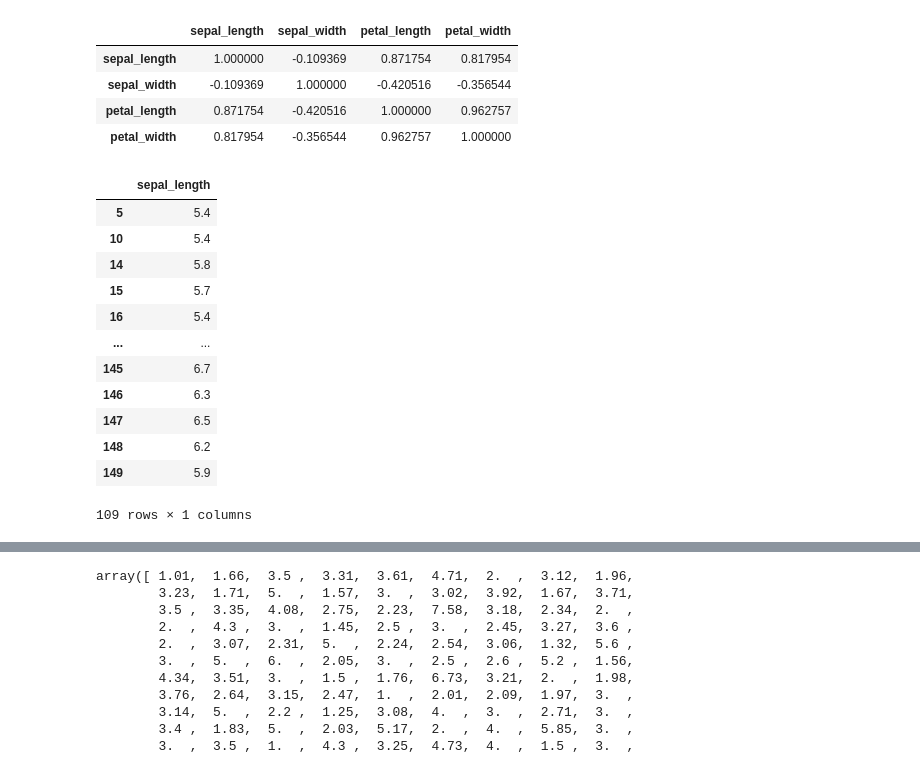
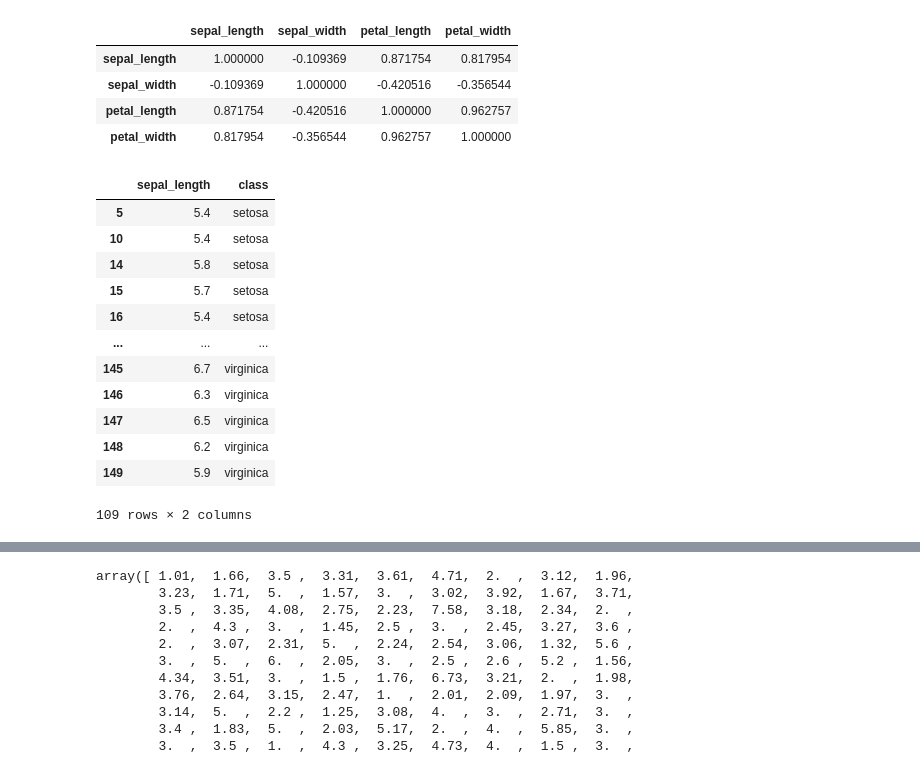
Before and after one commit to MapsaBootCamp/ML2, a Jupyter notebook: ML_Libs/datascience_lib.ipynb, the cells around one changed output, grey strips where cells are left out. Saved outputs shown, nothing was run; the diff lists cells and outputs as text; code cells hidden in the pictures.

```diff
--- a/ML_Libs/datascience_lib.ipynb
+++ b/ML_Libs/datascience_lib.ipynb
@@ -985,7 +1164,7 @@ a_df.iloc[1,0]
 # %% [markdown]
 # import Data
 # %%
-iris_df = pd.read_csv('data/iris.csv')
+iris_df = pd.read_csv('iris.csv')
 # %%
 set(iris_df["class"])
 # %% [output]
@@ -1027,19 +1206,20 @@ iris_df.corr()
 | petal_length | 0.871754 | -0.420516 | 1.000000 | 0.962757 |
 | petal_width | 0.817954 | -0.356544 | 0.962757 | 1.000000 |
 # %%
-iris_df[iris_df.sepal_length > 5.1][['sepal_length']]
+iris_df[iris_df.sepal_length > 5.1][['sepal_length', 'class']]
+# iris_df[iris_df.sepal_length > 5.1]
 # %% [output]
-|  | sepal_length |
-| 5 | 5.4 |
-| 10 | 5.4 |
-| 14 | 5.8 |
-| 15 | 5.7 |
-| 16 | 5.4 |
-| ... | ... |
-| 145 | 6.7 |
-| 146 | 6.3 |
-| 147 | 6.5 |
-| 148 | 6.2 |
-| 149 | 5.9 |
+|  | sepal_length | class |
+| 5 | 5.4 | setosa |
+| 10 | 5.4 | setosa |
+| 14 | 5.8 | setosa |
+| 15 | 5.7 | setosa |
+| 16 | 5.4 | setosa |
+| ... | ... | ... |
+| 145 | 6.7 | virginica |
+| 146 | 6.3 | virginica |
+| 147 | 6.5 | virginica |
+| 148 | 6.2 | virginica |
+| 149 | 5.9 | virginica |
-109 rows × 1 columns
+109 rows × 2 columns
 # %%
```
Also changed, not shown: parts of 31 cells of this notebook, 2 other files.
